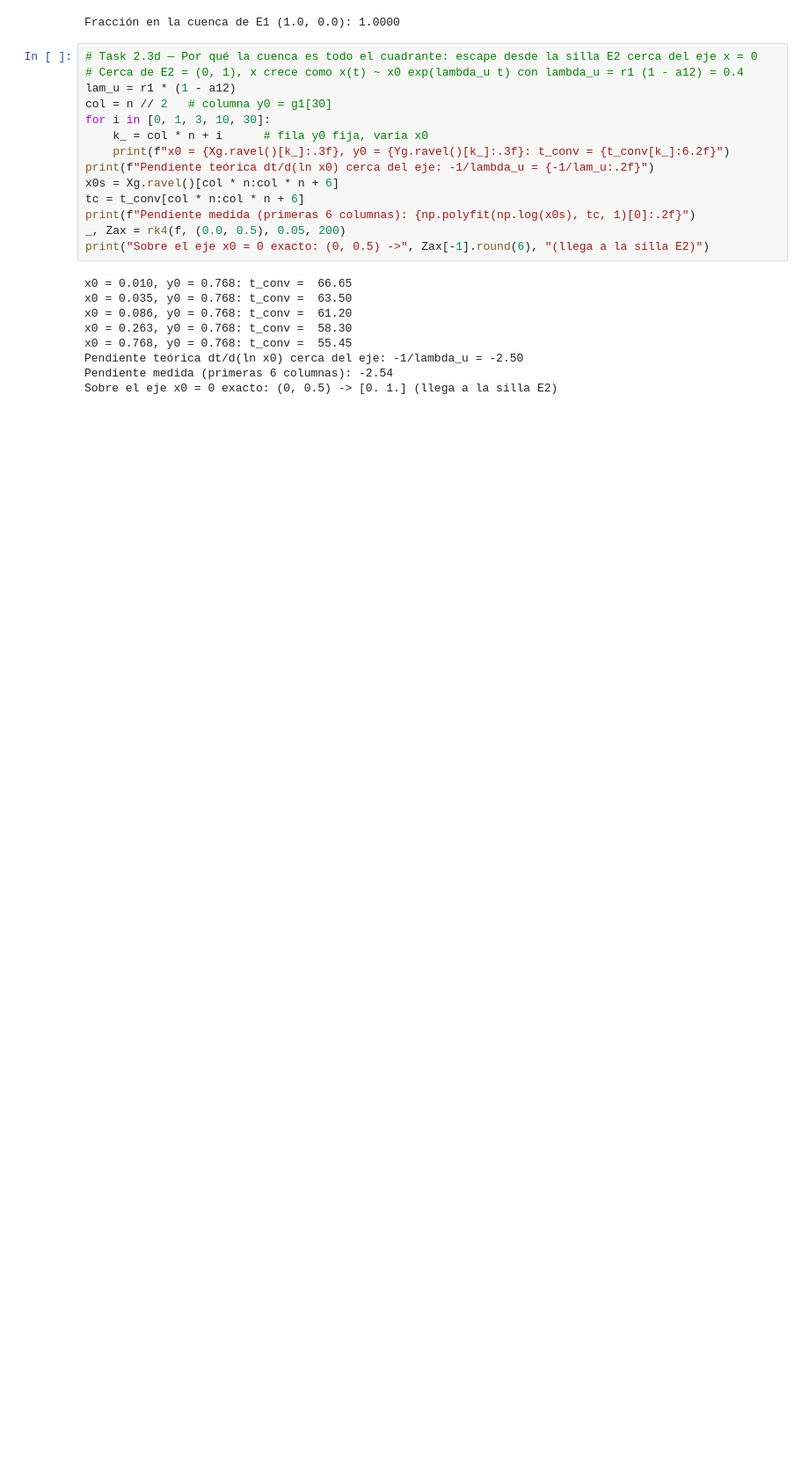
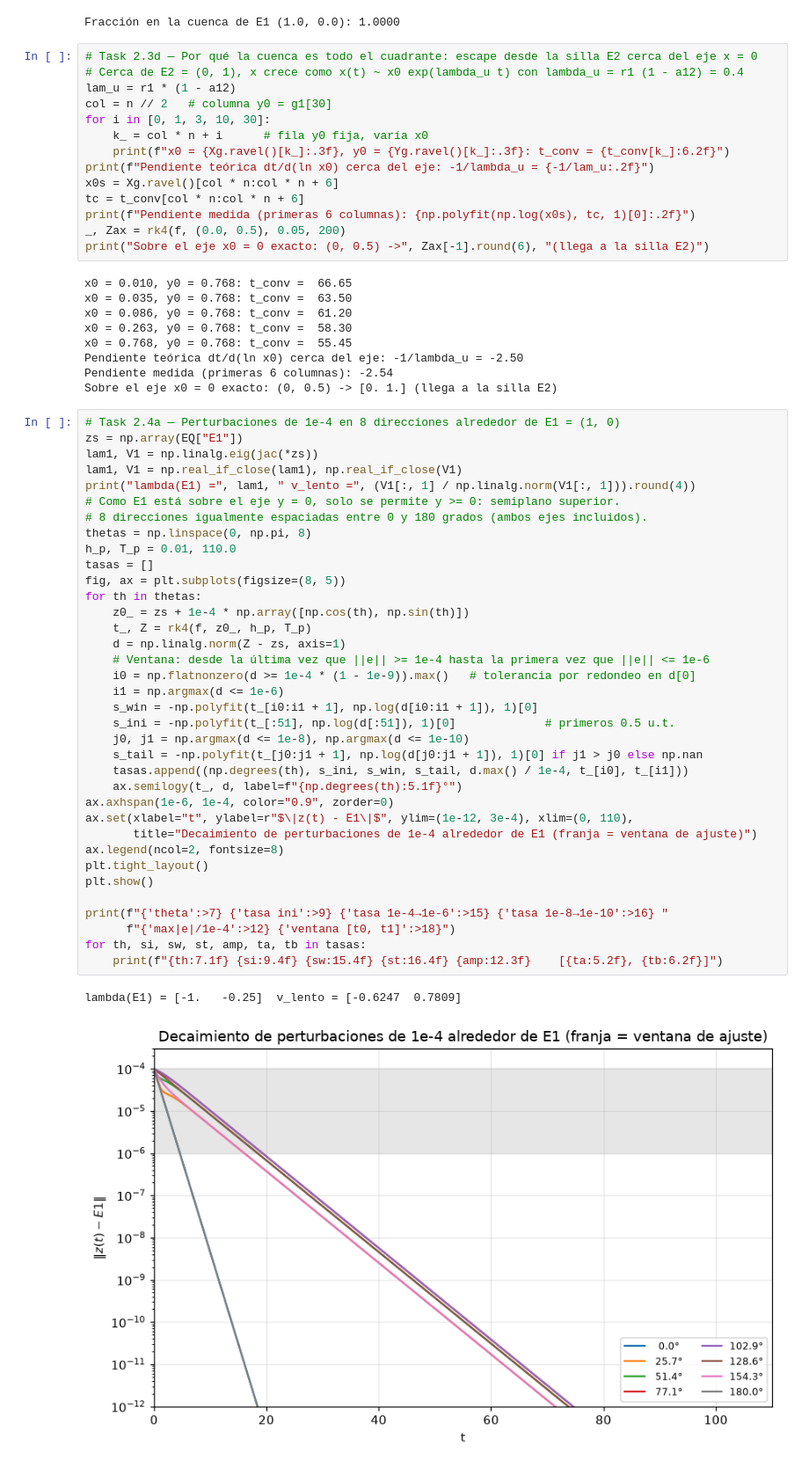
Before and after one commit to Branuvg/hdt6_modsim, a Jupyter notebook: hdt6.ipynb, the cells around one changed output. Shown at 88% size. Saved outputs shown, nothing was run; the diff lists cells and outputs as text; blank space fills up the shorter version.

Commit message:
Resolver Task 2.4

```diff
--- a/hdt6.ipynb
+++ b/hdt6.ipynb
@@ -453,3 +453,42 @@ x0 = 0.768, y0 = 0.768: t_conv =  55.45
 Pendiente teórica dt/d(ln x0) cerca del eje: -1/lambda_u = -2.50
 Pendiente medida (primeras 6 columnas): -2.54
 Sobre el eje x0 = 0 exacto: (0, 0.5) -> [0. 1.] (llega a la silla E2)
+# %%
+# Task 2.4a — Perturbaciones de 1e-4 en 8 direcciones alrededor de E1 = (1, 0)
+zs = np.array(EQ["E1"])
+lam1, V1 = np.linalg.eig(jac(*zs))
+lam1, V1 = np.real_if_close(lam1), np.real_if_close(V1)
+print("lambda(E1) =", lam1, " v_lento =", (V1[:, 1] / np.linalg.norm(V1[:, 1])).round(4))
+# Como E1 está sobre el eje y = 0, solo se permite y >= 0: semiplano superior.
+# 8 direcciones igualmente espaciadas entre 0 y 180 grados (ambos ejes incluidos).
+thetas = np.linspace(0, np.pi, 8)
+h_p, T_p = 0.01, 110.0
+tasas = []
+fig, ax = plt.subplots(figsize=(8, 5))
+for th in thetas:
+    z0_ = zs + 1e-4 * np.array([np.cos(th), np.sin(th)])
+    t_, Z = rk4(f, z0_, h_p, T_p)
+    d = np.linalg.norm(Z - zs, axis=1)
+    # Ventana: desde la última vez que ||e|| >= 1e-4 hasta la primera vez que ||e|| <= 1e-6
+    i0 = np.flatnonzero(d >= 1e-4 * (1 - 1e-9)).max()   # tolerancia por redondeo en d[0]
+    i1 = np.argmax(d <= 1e-6)
+    s_win = -np.polyfit(t_[i0:i1 + 1], np.log(d[i0:i1 + 1]), 1)[0]
+    s_ini = -np.polyfit(t_[:51], np.log(d[:51]), 1)[0]             # primeros 0.5 u.t.
+    j0, j1 = np.argmax(d <= 1e-8), np.argmax(d <= 1e-10)
+    s_tail = -np.polyfit(t_[j0:j1 + 1], np.log(d[j0:j1 + 1]), 1)[0] if j1 > j0 else np.nan
+    tasas.append((np.degrees(th), s_ini, s_win, s_tail, d.max() / 1e-4, t_[i0], t_[i1]))
+    ax.semilogy(t_, d, label=f"{np.degrees(th):5.1f}°")
+ax.axhspan(1e-6, 1e-4, color="0.9", zorder=0)
+ax.set(xlabel="t", ylabel=r"$\|z(t) - E1\|$", ylim=(1e-12, 3e-4), xlim=(0, 110),
+       title="Decaimiento de perturbaciones de 1e-4 alrededor de E1 (franja = ventana de ajuste)")
+ax.legend(ncol=2, fontsize=8)
+plt.tight_layout()
+plt.show()
+
+print(f"{'theta':>7} {'tasa ini':>9} {'tasa 1e-4→1e-6':>15} {'tasa 1e-8→1e-10':>16} "
+      f"{'max|e|/1e-4':>12} {'ventana [t0, t1]':>18}")
+for th, si, sw, st, amp, ta, tb in tasas:
+    print(f"{th:7.1f} {si:9.4f} {sw:15.4f} {st:16.4f} {amp:12.3f}    [{ta:5.2f}, {tb:6.2f}]")
+# %% [output]
+lambda(E1) = [-1.   -0.25]  v_lento = [-0.6247  0.7809]
+[figure, added]
```
Also changed, not shown: parts of 4 cells of this notebook.
